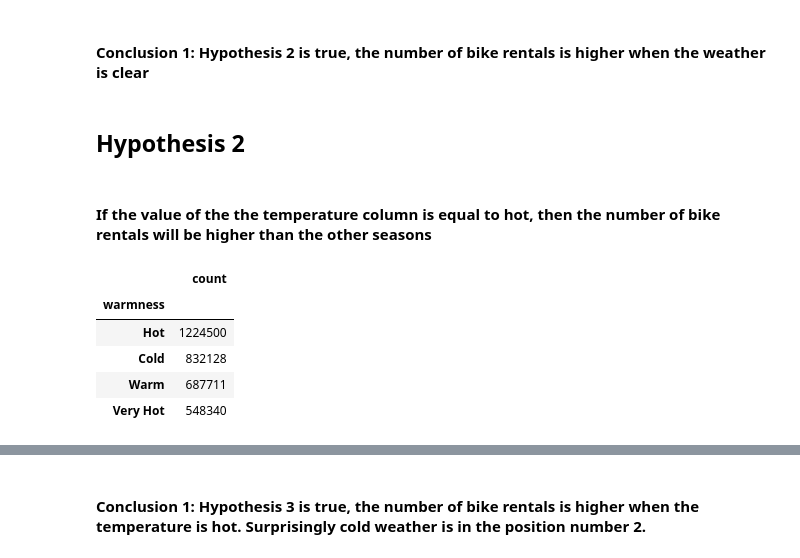
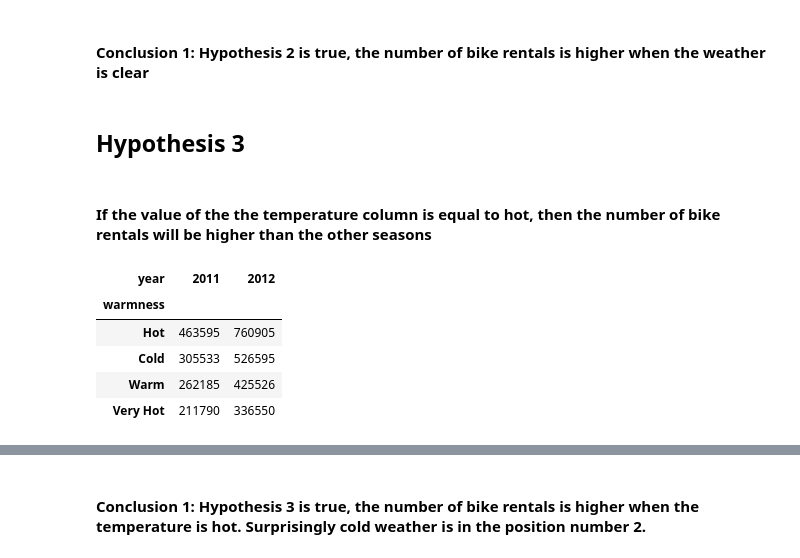
Before and after one commit to MaxLopezSalgado/capital_bike_sharing, a Jupyter notebook: eda/eda.ipynb, the cells around one changed output, grey strips where cells are left out. Saved outputs shown, nothing was run; the diff lists cells and outputs as text; code cells hidden in the pictures.

```diff
--- a/eda/eda.ipynb
+++ b/eda/eda.ipynb
@@ -136,17 +123,17 @@ plt.show()
 # %% [markdown]
 #### Conclusion 1: Hypothesis 2 is true, the number of bike rentals is higher when the weather is clear
 # %% [markdown]
-## Hypothesis 2
+## Hypothesis 3
 # %% [markdown]
 #### If the value of the the temperature column is equal to hot, then the number of bike rentals will be higher than the other seasons
 # %%
-# Create a pivot table to check the number of bike rentals in each warmness and order it in descending orde
-rentals_per_warmness = pd.pivot_table(rentals_time_weather, index='warmness', values='count', aggfunc='sum').sort_values(by='count', ascending=False)
-rentals_per_warmness
+# Create a pivot table to check the number of bike rentals in each warmness column value in 2011 and 2012 and order it in descending order
+rentals_time_weather.pivot_table(index='warmness', columns='year', values='count', aggfunc='sum').sort_values(by=2012, ascending=False)
+rentals_time_weather.pivot_table(index='warmness', columns='year', values='count', aggfunc='sum').sort_values(by=2011, ascending=False)
 # %% [output]
-|  | count |
-| warmness |  |
-| Hot | 1224500 |
-| Cold | 832128 |
-| Warm | 687711 |
-| Very Hot | 548340 |
+| year | 2011 | 2012 |
+| warmness |  |  |
+| Hot | 463595 | 760905 |
+| Cold | 305533 | 526595 |
+| Warm | 262185 | 425526 |
+| Very Hot | 211790 | 336550 |
```
Also changed, not shown: parts of 14 cells of this notebook.
